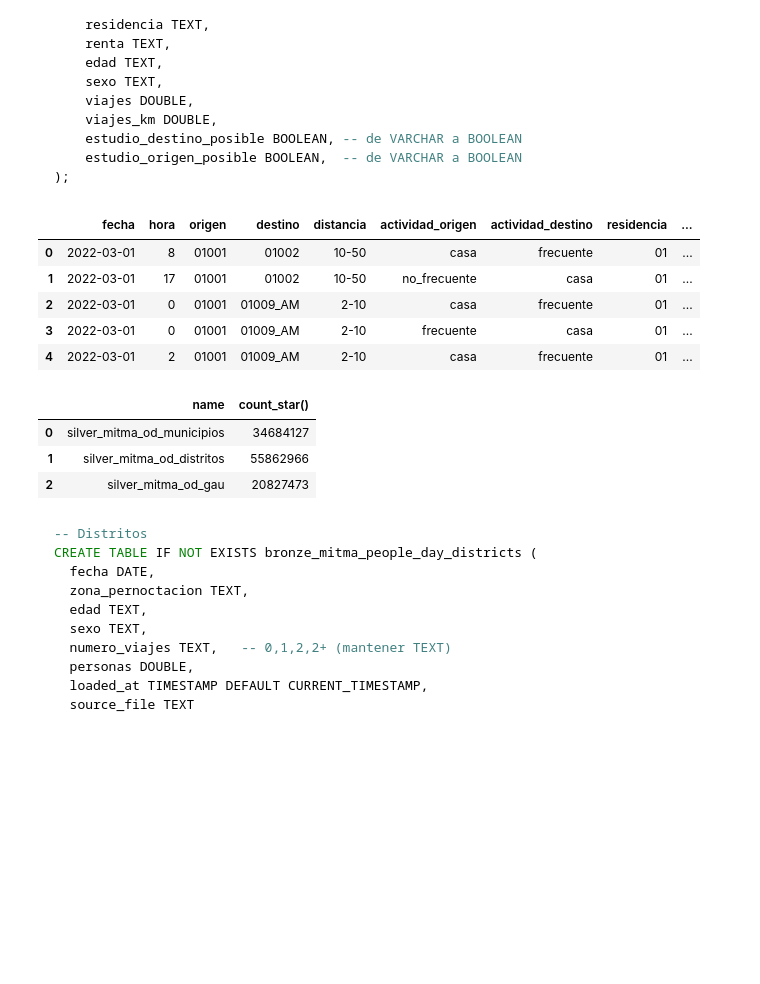
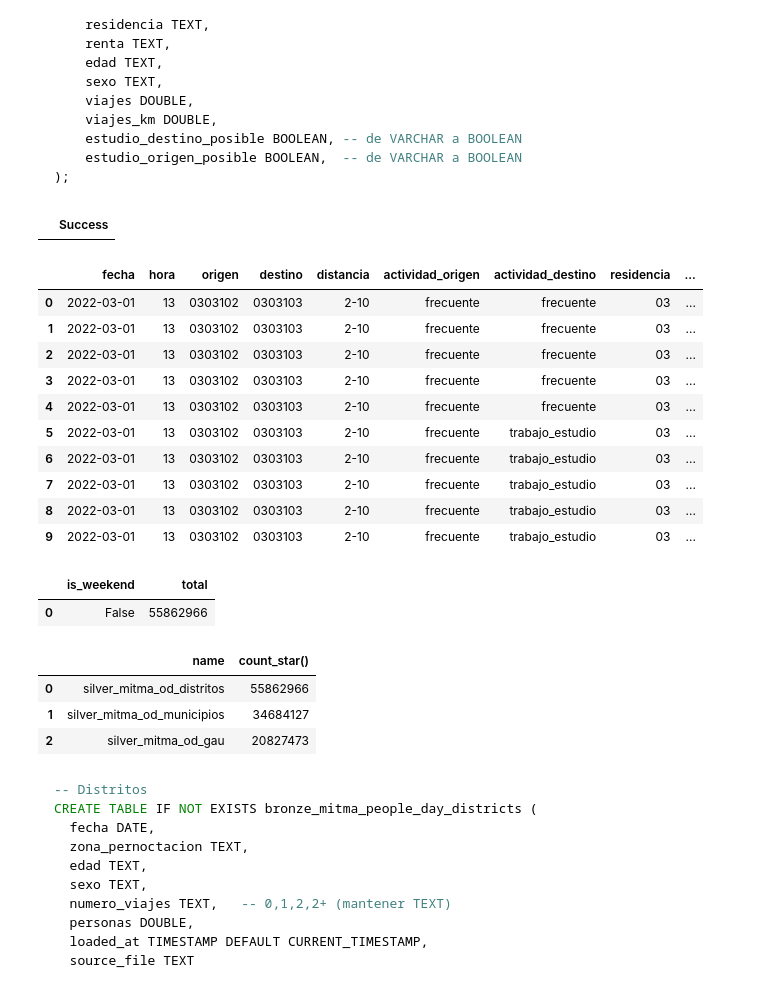
Before and after one commit to bgramaje/muceim-bigdata_project, a Jupyter notebook: notebooks/layers/silver.ipynb, the cells around one changed output. Saved outputs shown, nothing was run; the diff lists cells and outputs as text; code cells hidden in the pictures; blank space fills up the shorter version.

````diff
--- a/notebooks/layers/silver.ipynb
+++ b/notebooks/layers/silver.ipynb
@@ -7,7 +7,10 @@ import pandas
 BASE_PATH = '../../raw'
 LAKE_LAYER = 'silver'
 
-con = duckdb.connect('../../mobility.db')
+con = duckdb.connect(
+    database='../../mobility.db',
+    config={'allow_unsigned_extensions': 'true'}
+)
 
 
 def SQL(q):
@@ -141,27 +163,50 @@ def load_od_matrices(type="districts"):
 load_od_matrices(type="distritos")
 load_od_matrices(type="municipios")
 load_od_matrices(type="gau")
+
+SQL(f""" DROP TABLE IF EXISTS spanish_holidays; """)
+# %% [output]
+|  | Success |
+# %%
+SQL(f"""
+    SELECT *
+    FROM {LAKE_LAYER}_mitma_od_distritos
+    LIMIT 10;
+""")
+# %% [output]
+|  | fecha | hora | origen | destino | distancia | actividad_origen | actividad_destino | residencia | ... |
+| 0 | 2022-03-01 | 13 | 0303102 | 0303103 | 2-10 | frecuente | frecuente | 03 | ... |
+| 1 | 2022-03-01 | 13 | 0303102 | 0303103 | 2-10 | frecuente | frecuente | 03 | ... |
+| 2 | 2022-03-01 | 13 | 0303102 | 0303103 | 2-10 | frecuente | frecuente | 03 | ... |
+| 3 | 2022-03-01 | 13 | 0303102 | 0303103 | 2-10 | frecuente | frecuente | 03 | ... |
+| 4 | 2022-03-01 | 13 | 0303102 | 0303103 | 2-10 | frecuente | frecuente | 03 | ... |
+| 5 | 2022-03-01 | 13 | 0303102 | 0303103 | 2-10 | frecuente | trabajo_estudio | 03 | ... |
+| 6 | 2022-03-01 | 13 | 0303102 | 0303103 | 2-10 | frecuente | trabajo_estudio | 03 | ... |
+| 7 | 2022-03-01 | 13 | 0303102 | 0303103 | 2-10 | frecuente | trabajo_estudio | 03 | ... |
+| 8 | 2022-03-01 | 13 | 0303102 | 0303103 | 2-10 | frecuente | trabajo_estudio | 03 | ... |
+| 9 | 2022-03-01 | 13 | 0303102 | 0303103 | 2-10 | frecuente | trabajo_estudio | 03 | ... |
 # %%
-SQL(f"SELECT * FROM {LAKE_LAYER}_mitma_od_distritos LIMIT 5;")
+SQL(f"""
+    SELECT is_weekend, count(*) as total
+    FROM {LAKE_LAYER}_mitma_od_distritos
+    GROUP BY is_weekend;
+    """)
 # %% [output]
-|  | fecha | hora | origen | destino | distancia | actividad_origen | actividad_destino | residencia | ... |
-| 0 | 2022-03-01 | 8 | 01001 | 01002 | 10-50 | casa | frecuente | 01 | ... |
-| 1 | 2022-03-01 | 17 | 01001 | 01002 | 10-50 | no_frecuente | casa | 01 | ... |
-| 2 | 2022-03-01 | 0 | 01001 | 01009_AM | 2-10 | casa | frecuente | 01 | ... |
-| 3 | 2022-03-01 | 0 | 01001 | 01009_AM | 2-10 | frecuente | casa | 01 | ... |
-| 4 | 2022-03-01 | 2 | 01001 | 01009_AM | 2-10 | casa | frecuente | 01 | ... |
+|  | is_weekend | total |
+| 0 | False | 55862966 |
 # %%
 SQL(f"""
     SELECT '{LAKE_LAYER}_mitma_od_distritos' as name, count(*) FROM {LAKE_LAYER}_mitma_od_distritos
     UNION
     SELECT '{LAKE_LAYER}_mitma_od_municipios' as name, count(*) FROM {LAKE_LAYER}_mitma_od_municipios
     UNION
-    SELECT '{LAKE_LAYER}_mitma_od_gau' as name, count(*) FROM {LAKE_LAYER}_mitma_od_gau;
+    SELECT '{LAKE_LAYER}_mitma_od_gau' as name, count(*) FROM {LAKE_LAYER}_mitma_od_gau
+    ORDER BY count(*) DESC;
 """)
 # %% [output]
 |  | name | count_star() |
-| 0 | silver_mitma_od_municipios | 34684127 |
-| 1 | silver_mitma_od_distritos | 55862966 |
+| 0 | silver_mitma_od_distritos | 55862966 |
+| 1 | silver_mitma_od_municipios | 34684127 |
 | 2 | silver_mitma_od_gau | 20827473 |
 # %% [markdown]
 ```sql
````
Also changed, not shown: parts of 3 cells of this notebook.
